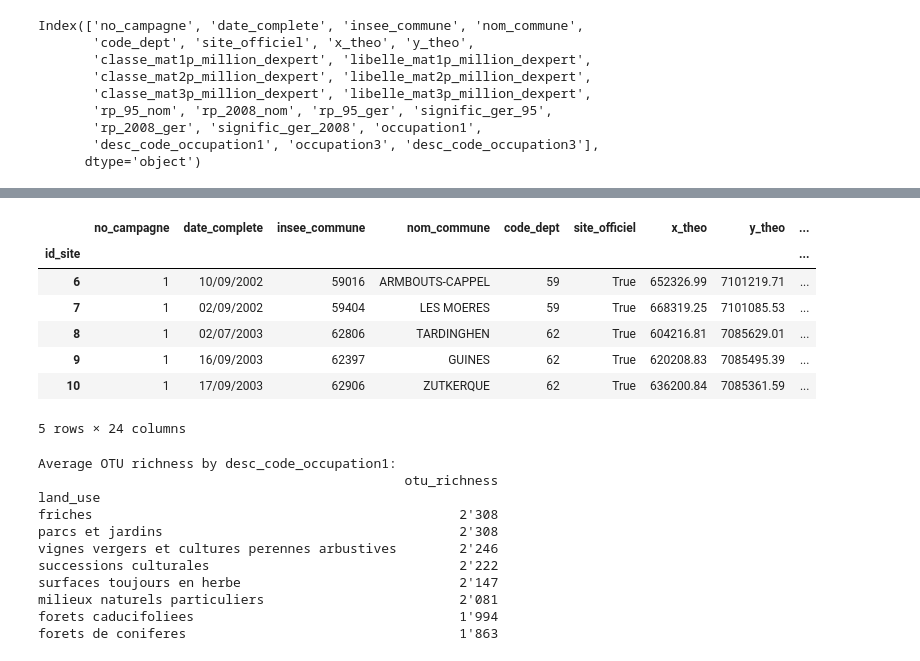
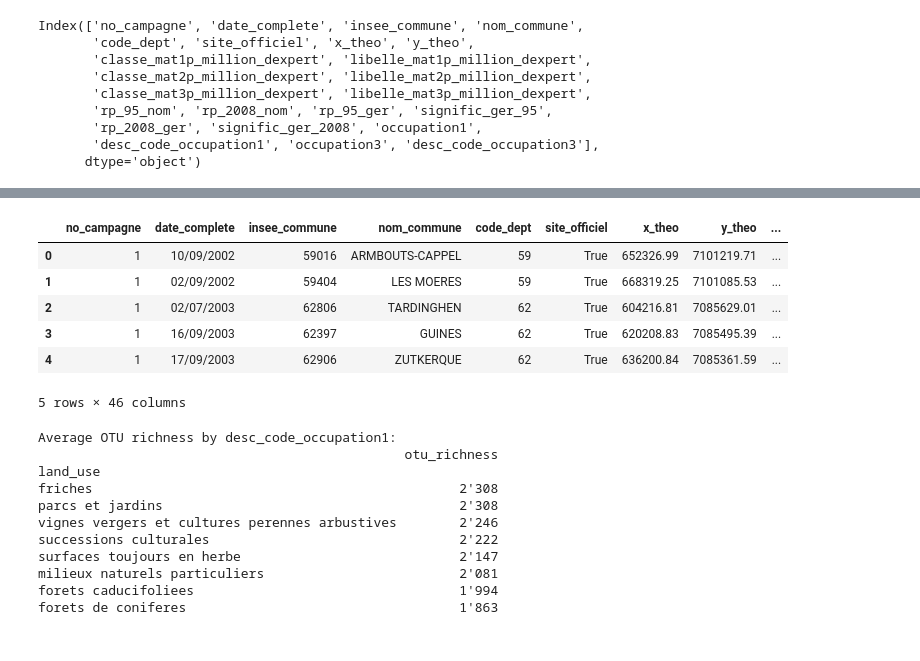
Before and after one commit to Phurga/rmqs_exploration, a Jupyter notebook: code/tests.ipynb, the cells around one changed output, grey strips where cells are left out. Saved outputs shown, nothing was run; the diff lists cells and outputs as text; code cells hidden in the pictures.

Commit message:
some work on adding columns and plotting maps (bioregions and simple soil classes)

```diff
--- a/code/tests.ipynb
+++ b/code/tests.ipynb
@@ -29,14 +101,15 @@ Index(['no_campagne', 'date_complete', 'insee_commune', 'nom_commune',
 # %%
-metadata_df.head()
+mapping = pd.read_csv(r"c:\Users\aburg\Documents\calculations\rmqs_exploration\data\soil_data.csv")
+df = metadata_df.merge(mapping, left_on='signific_ger_95', right_on="name", how="left", suffixes=('', '_soil'))
+df.head()
 # %% [output]
 |  | no_campagne | date_complete | insee_commune | nom_commune | code_dept | site_officiel | x_theo | y_theo | ... |
-| id_site |  |  |  |  |  |  |  |  | ... |
-| 6 | 1 | 10/09/2002 | 59016 | ARMBOUTS-CAPPEL | 59 | True | 652326.99 | 7101219.71 | ... |
-| 7 | 1 | 02/09/2002 | 59404 | LES MOERES | 59 | True | 668319.25 | 7101085.53 | ... |
-| 8 | 1 | 02/07/2003 | 62806 | TARDINGHEN | 62 | True | 604216.81 | 7085629.01 | ... |
-| 9 | 1 | 16/09/2003 | 62397 | GUINES | 62 | True | 620208.83 | 7085495.39 | ... |
-| 10 | 1 | 17/09/2003 | 62906 | ZUTKERQUE | 62 | True | 636200.84 | 7085361.59 | ... |
+| 0 | 1 | 10/09/2002 | 59016 | ARMBOUTS-CAPPEL | 59 | True | 652326.99 | 7101219.71 | ... |
+| 1 | 1 | 02/09/2002 | 59404 | LES MOERES | 59 | True | 668319.25 | 7101085.53 | ... |
+| 2 | 1 | 02/07/2003 | 62806 | TARDINGHEN | 62 | True | 604216.81 | 7085629.01 | ... |
+| 3 | 1 | 16/09/2003 | 62397 | GUINES | 62 | True | 620208.83 | 7085495.39 | ... |
+| 4 | 1 | 17/09/2003 | 62906 | ZUTKERQUE | 62 | True | 636200.84 | 7085361.59 | ... |
-5 rows × 24 columns
+5 rows × 46 columns
 # %%
 def make_custom(row):
     if row['desc_code_occupation1'] == 'surfaces boisees':
```
Also changed, not shown: parts of 6 cells of this notebook, 6 other files.
